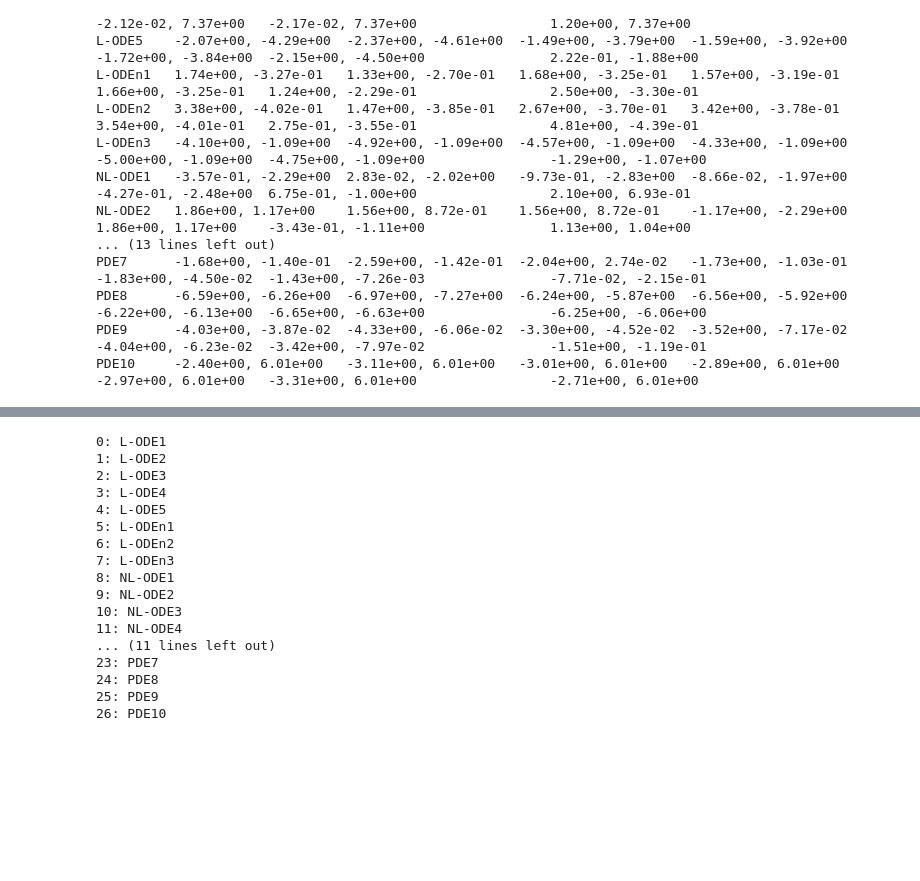
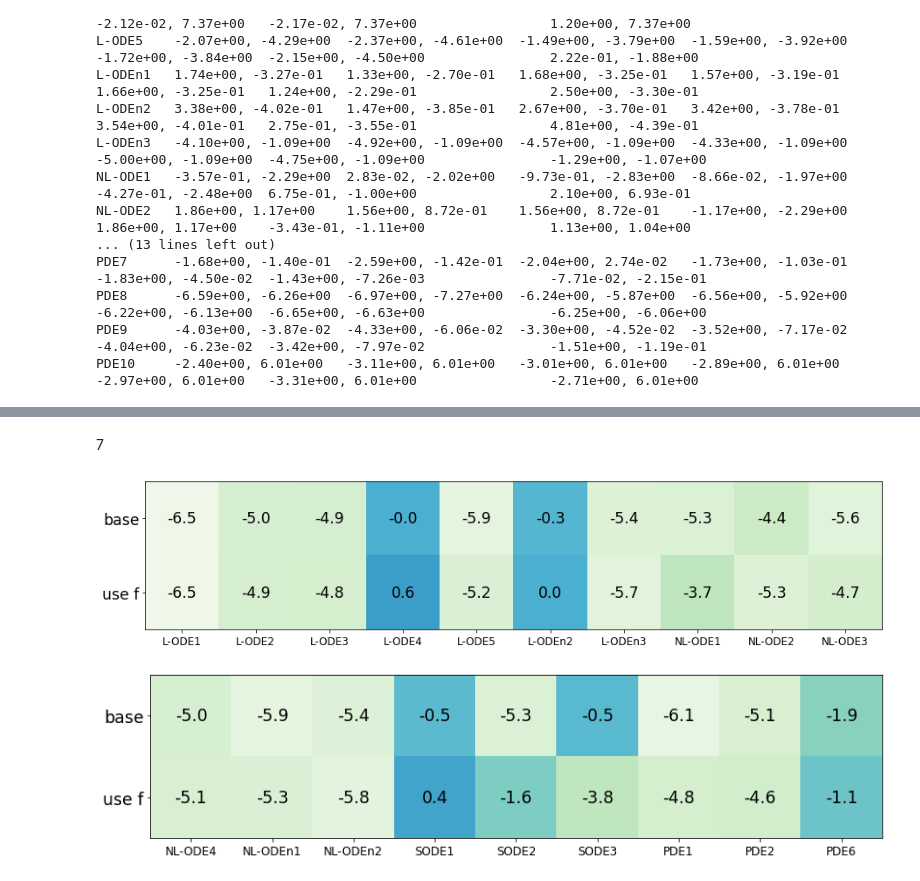
Before and after one commit to gorbachevmike/diploma-2021, a Jupyter notebook: plots.ipynb, the cells around one changed output, grey strips where cells are left out. Cells and saved outputs as stored; diff of their text form; code cells hidden in the pictures; blank space fills up the shorter version.

```diff
--- a/plots.ipynb
+++ b/plots.ipynb
@@ -553,23 +223,26 @@ PDE10     -2.76e+00, -2.49e+00
-# %%
-for i, x in enumerate(query("db")):
-    p = x["payload"]["kwargs"]
-    ode = p["ode"]
-    print(f"{i}: {ode}")
-# %% [output]
-0: L-ODE1
-1: L-ODE2
-2: L-ODE3
-3: L-ODE4
-4: L-ODE5
-5: L-ODEn1
-6: L-ODEn2
-7: L-ODEn3
-8: NL-ODE1
-9: NL-ODE2
-10: NL-ODE3
-11: NL-ODE4
-... (11 lines left out)
-23: PDE7
-24: PDE8
-25: PDE9
-26: PDE10
+# %% [markdown]
+7
+# %%
+experiments1 = [x["payload"] for x in query("db3") if x["payload"]["kwargs"]["border_loss_multiplier"] == 1]
+experiments4 = [x["payload"] for x in query("db4")]
+odess = ["L-ODE1", "L-ODE2", "L-ODE3", "L-ODE4", "L-ODE5", "L-ODEn2", "L-ODEn3", "NL-ODE1", "NL-ODE2", "NL-ODE3", "NL-ODE4", "NL-ODEn1", "NL-ODEn2", "SODE1", "SODE2", "SODE3", "PDE1", "PDE2", "PDE6"]
+n = len(odess) // 2 + 1
+for odes in [odess[:n], odess[n:]]:
+    data = np.log10(np.array([[
+            np.mean([x["losses"][-1] for x in experiments1 if x["kwargs"]["ode"] == ode]) for ode in odes
+        ], [
+            np.mean([x["losses"][-1] for x in experiments4 if x["kwargs"]["ode"] == ode]) for ode in odes
+        ]]))
+    plt.figure(figsize=(27, 3.1))
+    im = plt.imshow(data, vmin=-7, vmax=4, cmap="GnBu")
+
+    plt.xticks(np.arange(len(odes)), odes, fontsize="large")
+    plt.yticks(np.arange(2), ["base", "use f"], fontsize="xx-large")
+
+    for i in range(2):
+        for j in range(len(odes)):
+            plt.text(j, i, f"{data[i, j]:.1f}", ha="center", va="center", color="k", fontsize="xx-large")
+    plt.show()
+# %% [output]
+[figure, added]
+[figure, added]
```
Also changed, not shown: parts of 50 cells of this notebook, 12 other files.
